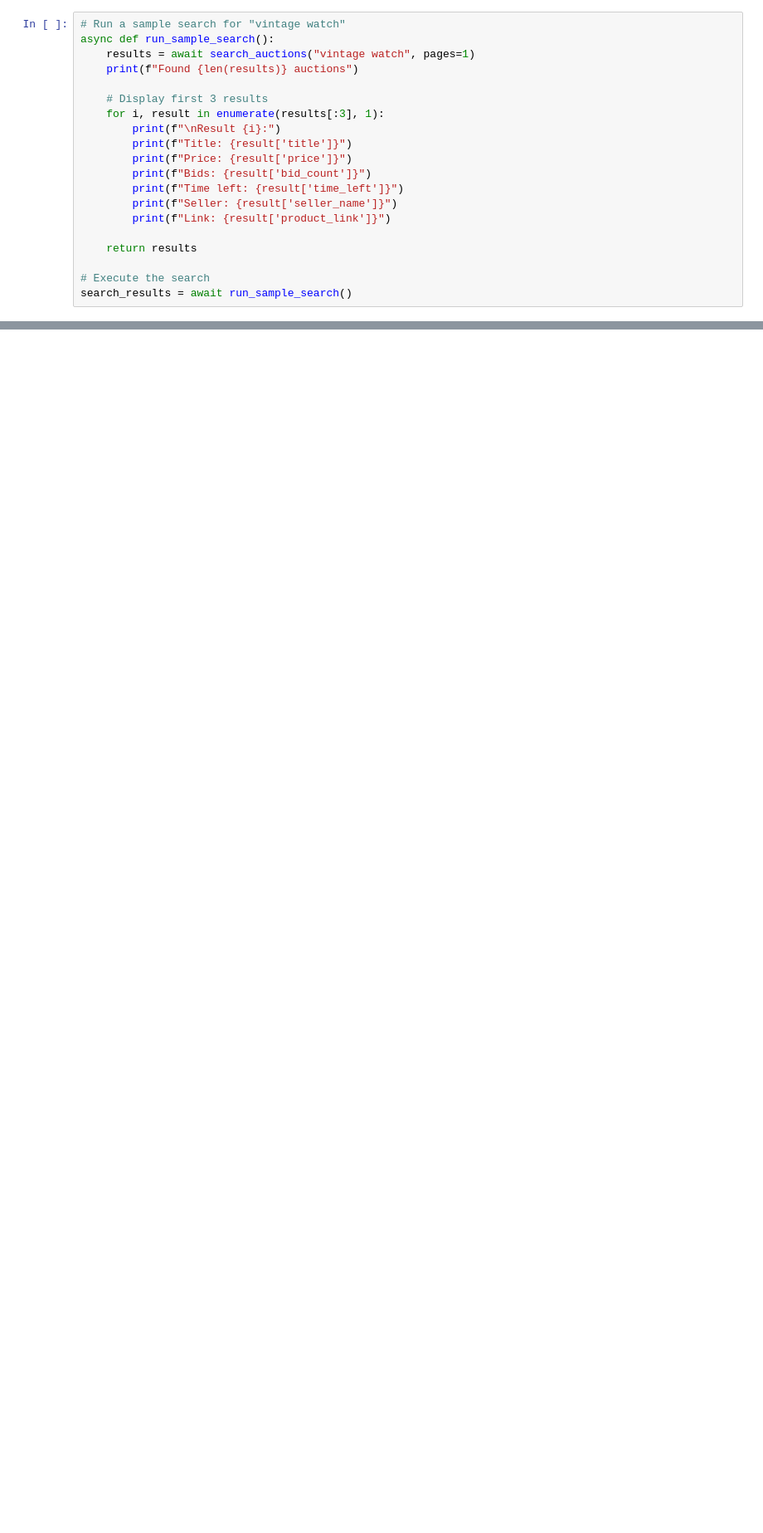
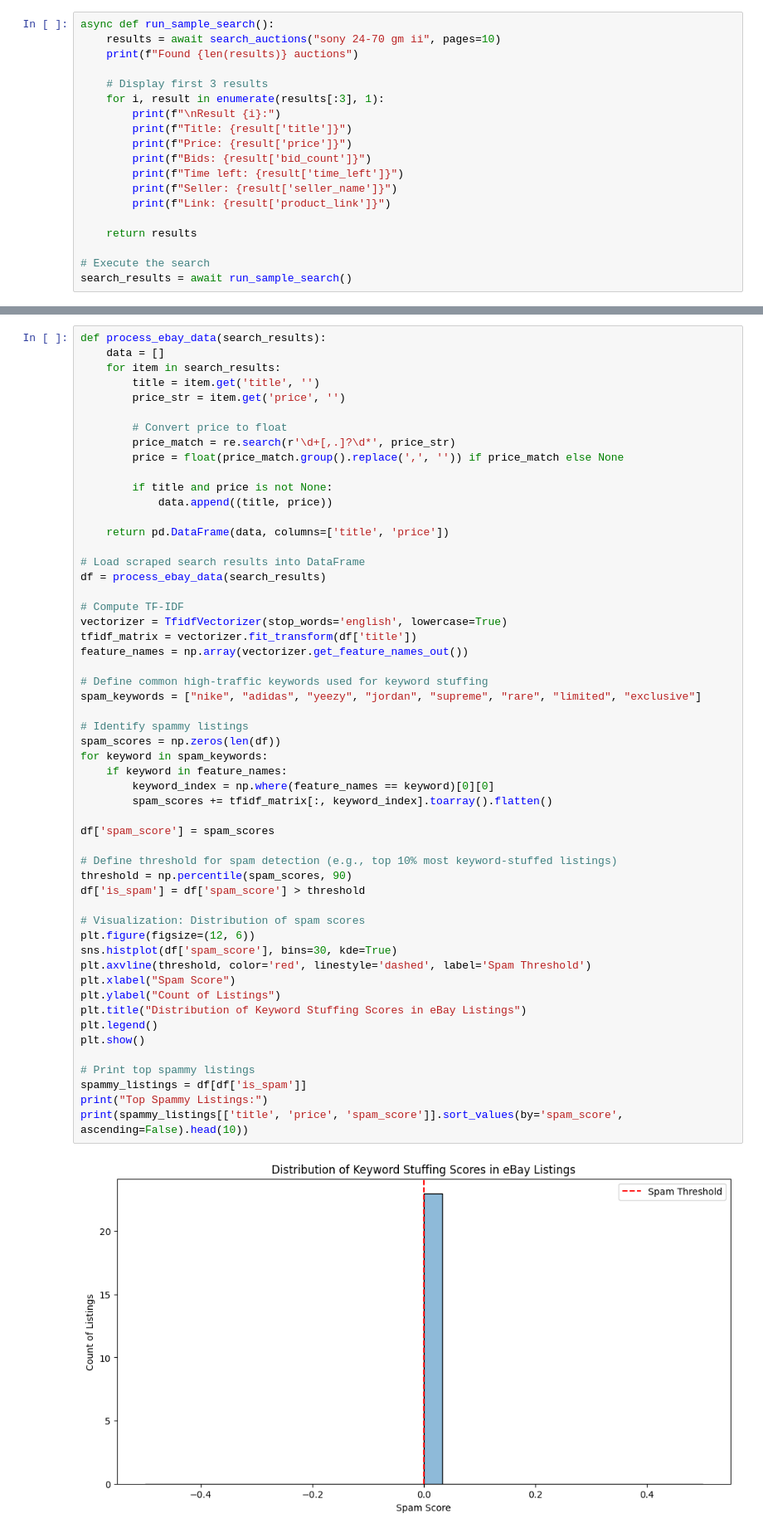
Before and after one commit to nitink23/project141b, a Jupyter notebook: learning.ipynb, the cells around one changed output, grey strips where cells are left out. Shown: that part at 83% size. Drawn from its saved outputs; the diff is of its cells as text; blank space fills up the shorter version.

```diff
--- a/learning.ipynb
+++ b/learning.ipynb
@@ -271,7 +283,6 @@ print("Product data fetch function loaded!")
 # %%
-# Run a sample search for "vintage watch"
 async def run_sample_search():
-    results = await search_auctions("vintage watch", pages=1)
+    results = await search_auctions("sony 24-70 gm ii", pages=10)
     print(f"Found {len(results)} auctions")
 
     # Display first 3 results
@@ -1082,0 +503,56 @@ Falling back to sample visualizations...
+# %%
+def process_ebay_data(search_results):
+    data = []
+    for item in search_results:
+        title = item.get('title', '')
+        price_str = item.get('price', '')
+
+        # Convert price to float
+        price_match = re.search(r'\d+[,.]?\d*', price_str)
+        price = float(price_match.group().replace(',', '')) if price_match else None
+
+        if title and price is not None:
+            data.append((title, price))
+
+    return pd.DataFrame(data, columns=['title', 'price'])
+
+# Load scraped search results into DataFrame
+df = process_ebay_data(search_results)
+
+# Compute TF-IDF
+vectorizer = TfidfVectorizer(stop_words='english', lowercase=True)
+tfidf_matrix = vectorizer.fit_transform(df['title'])
+feature_names = np.array(vectorizer.get_feature_names_out())
+
+# Define common high-traffic keywords used for keyword stuffing
+spam_keywords = ["nike", "adidas", "yeezy", "jordan", "supreme", "rare", "limited", "exclusive"]
+
+# Identify spammy listings
+spam_scores = np.zeros(len(df))
+for keyword in spam_keywords:
+    if keyword in feature_names:
+        keyword_index = np.where(feature_names == keyword)[0][0]
+        spam_scores += tfidf_matrix[:, keyword_index].toarray().flatten()
+
+df['spam_score'] = spam_scores
+
+# Define threshold for spam detection (e.g., top 10% most keyword-stuffed listings)
+threshold = np.percentile(spam_scores, 90)
+df['is_spam'] = df['spam_score'] > threshold
+
+# Visualization: Distribution of spam scores
+plt.figure(figsize=(12, 6))
+sns.histplot(df['spam_score'], bins=30, kde=True)
+plt.axvline(threshold, color='red', linestyle='dashed', label='Spam Threshold')
+plt.xlabel("Spam Score")
+plt.ylabel("Count of Listings")
+plt.title("Distribution of Keyword Stuffing Scores in eBay Listings")
+plt.legend()
+plt.show()
+
+# Print top spammy listings
+spammy_listings = df[df['is_spam']]
+print("Top Spammy Listings:")
+print(spammy_listings[['title', 'price', 'spam_score']].sort_values(by='spam_score', ascending=False).head(10))
+# %% [output]
+[figure, added]
```
Also changed, not shown: parts of 22 cells of this notebook, 1 other file.
